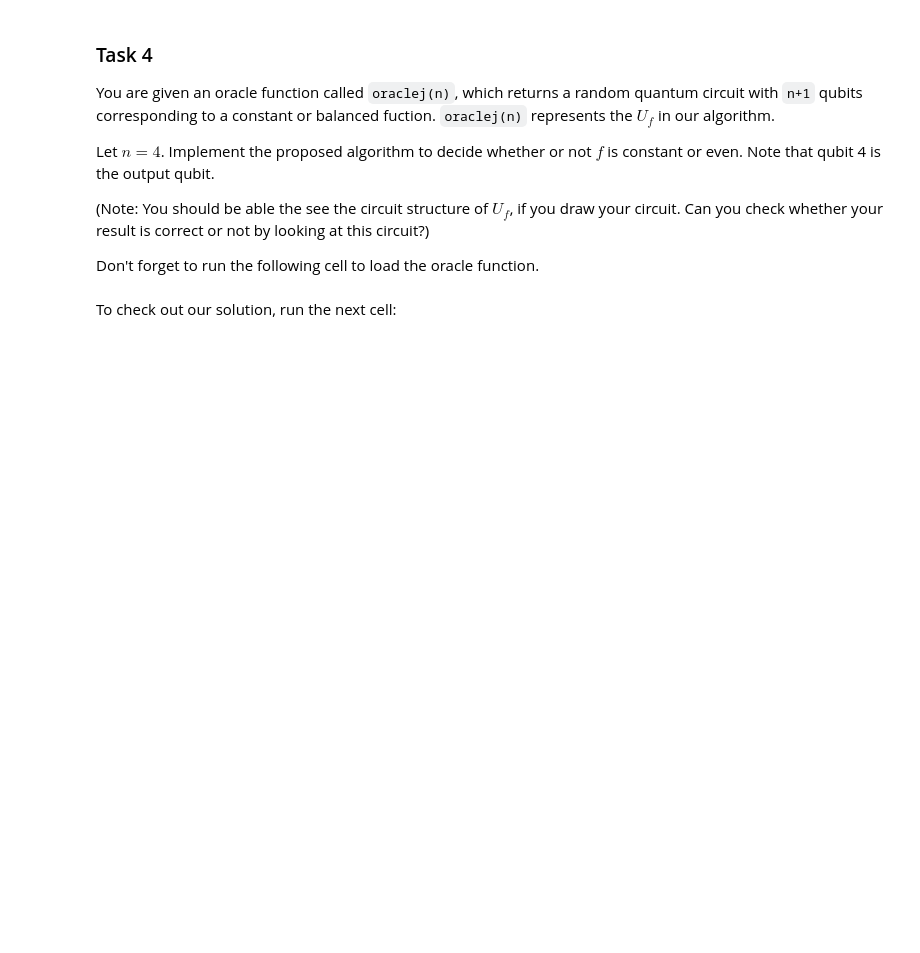
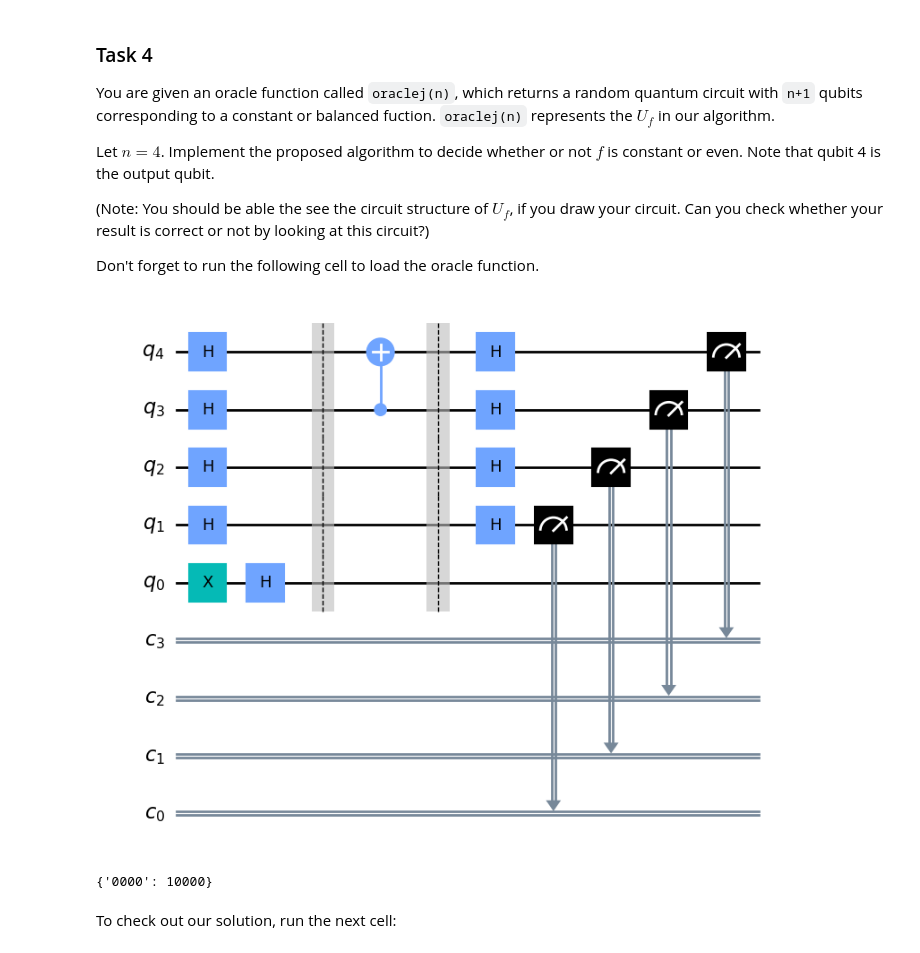
Before and after one commit to james-lucius/qureca_ADEQUATE, a Jupyter notebook: M3_221_Deutsch_Jozsa_Algorithm_Exercise.ipynb, the cells around one changed output. Drawn from its saved outputs; the diff is of its cells as text; code cells hidden in the pictures; blank space fills up the shorter version.

```diff
--- a/M3_221_Deutsch_Jozsa_Algorithm_Exercise.ipynb
+++ b/M3_221_Deutsch_Jozsa_Algorithm_Exercise.ipynb
@@ -120,16 +120,25 @@ quantum_file = path_files+"oracle.py"
 # %%
 import random
 from qiskit import QuantumCircuit, execute, Aer
 
 dj_circuit = QuantumCircuit(5, 4)
 
 #Your code here
+dj_circuit.x(0)
+for i in range(5): dj_circuit.h(i)
+dj_circuit.compose(oraclej(4), inplace = True)
+for i in range(4): dj_circuit.h(i + 1)
+for i in range(4): dj_circuit.measure(i + 1, i)
 
-dj_circuit.draw(output='mpl')
+dj_circuit.draw(output='mpl', reverse_bits = True)
+# %% [output]
+[figure, added]
 # %%
 job = execute(dj_circuit, Aer.get_backend('qasm_simulator'),shots=10000)
 counts = job.result().get_counts()
 print(counts)
+# %% [output]
+{'0000': 10000}
 # %% [markdown]
 To check out our solution, run the next cell:
 # %%
```
Also changed, not shown: parts of 4 cells of this notebook.
